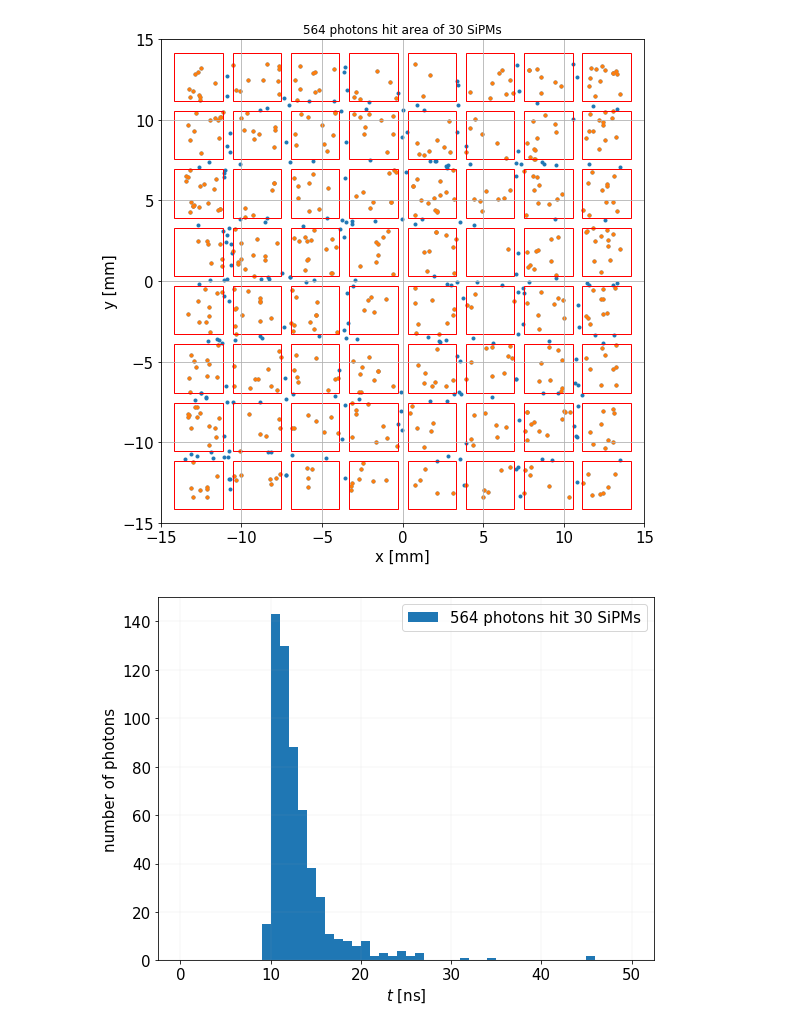
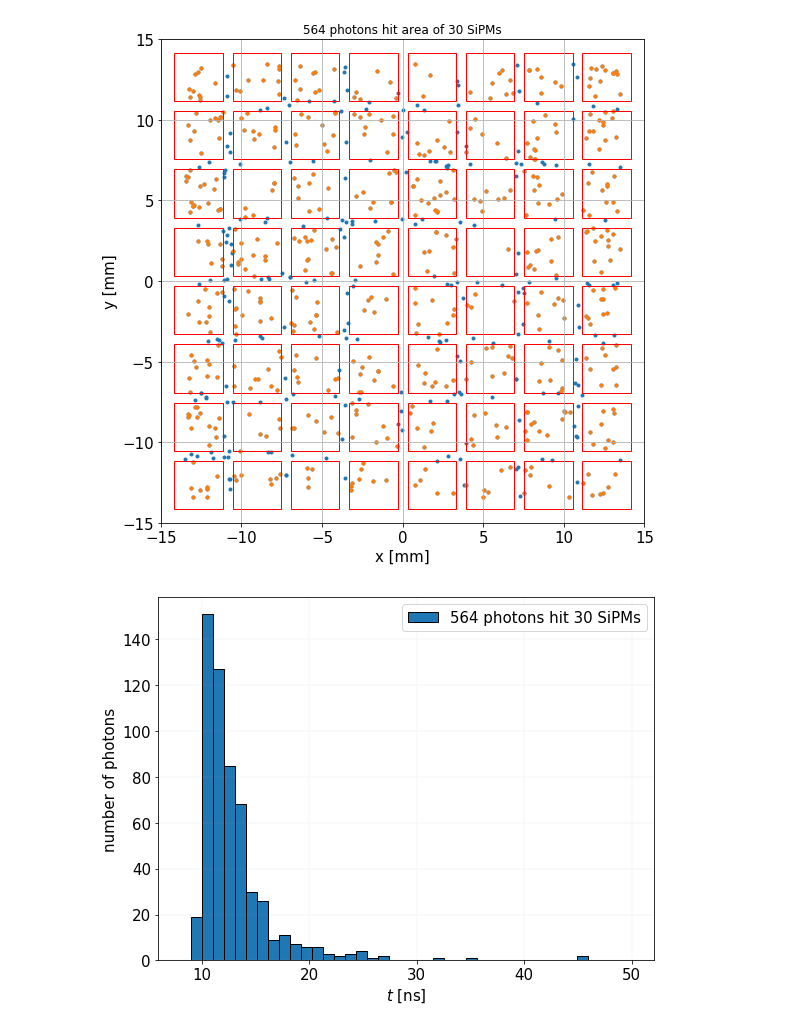
Before and after one commit to erezcoh4/DuSciHodSim, a Jupyter notebook: DuSH_v9/mac/First prototype at TAU/FirstPrototypeAtTAU.ipynb, the cells around one changed output. Cells and saved outputs as stored; diff of their text form; code cells hidden in the pictures.

```diff
--- a/DuSH_v9/mac/First prototype at TAU/FirstPrototypeAtTAU.ipynb
+++ b/DuSH_v9/mac/First prototype at TAU/FirstPrototypeAtTAU.ipynb
@@ -93,14 +88,14 @@ ax.set_xlim(-30/2,30/2);ax.set_ylim(-30/2,30/2);
 [figure]
 # %%
 # time distribution of the arriving photons
-time_bins=np.linspace(0,50,51)
+time_bins=np.linspace(8,50,42)
 figure,ax = plt.subplots(figsize=(8,6));
-h = plt.hist( InSiPMarea.TimeFromStart*1e9 , bins=time_bins , label='%d photons hit 30 SiPMs'%len(InSiPMarea))
+h = plt.hist( InSiPMarea.TimeFromStart*1e9 , bins=time_bins , label='%d photons hit 30 SiPMs'%len(InSiPMarea), edgecolor='black')
 ax.set_xlabel('$t$ [ns]',fontsize=15);
 ax.set_ylabel('number of photons',fontsize=15);
 set_axes_fontsize(ax,15)
 ax.grid(linewidth=0.1)
 ax.legend(fontsize=15)
 plt.tight_layout()
 # %% [output]
-[figure, old version]
+[figure, new version]
```
Also changed, not shown: parts of 8 cells of this notebook.
